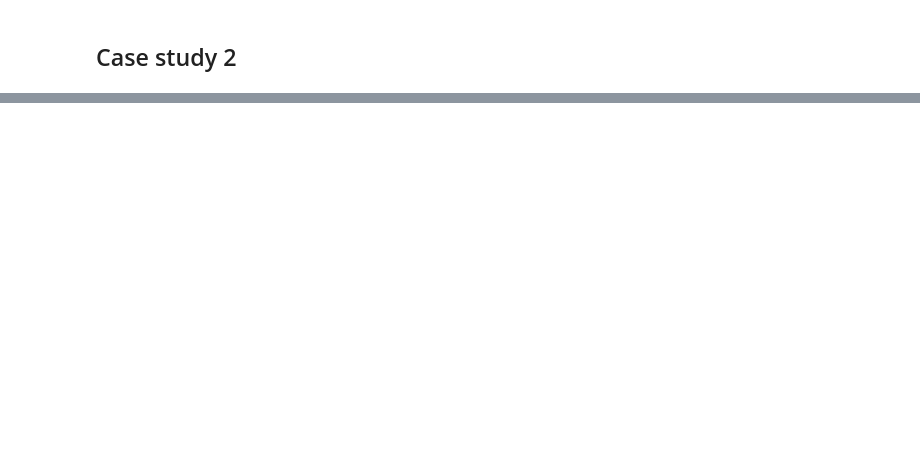
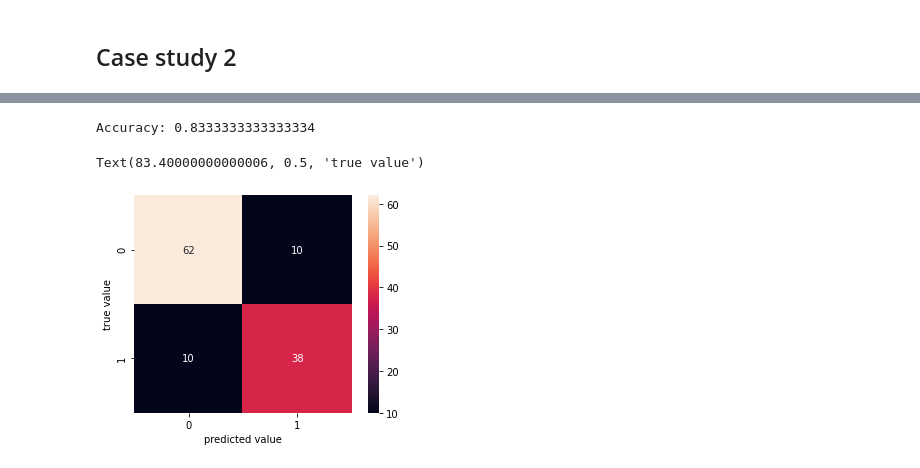
Before and after one commit to chuongnm/Python_lectures_for_data_analysts_designed_by_Chuong_Nguyen, a Jupyter notebook: Lecture_05/Lecture_05_2_Decision Tree.ipynb, the cells around one changed output, grey strips where cells are left out. Saved outputs shown, nothing was run; the diff lists cells and outputs as text; code cells hidden in the pictures; blank space fills up the shorter version.

```diff
--- a/Lecture_05/Lecture_05_2_Decision Tree.ipynb
+++ b/Lecture_05/Lecture_05_2_Decision Tree.ipynb
@@ -200,0 +190,6 @@ campaign.describe()
+# %%
+from sklearn import preprocessing
+le = preprocessing.LabelEncoder() # LE: label encoder
+purchase['sex'] = le.fit_transform(purchase['Gender'])
+print(purchase['Gender'][:5])
+print(purchase['sex'][:5]) # trong bang chu cai, F dung truoc M -> F = 0, M = 1
@@ -200,0 +209,25 @@ campaign.describe()
+# %%
+feature_cols = ['sex','Age','EstimatedSalary']
+X = purchase[feature_cols]
+y = purchase['Purchased']
+# %%
+X_train, X_test, y_train, y_test = train_test_split(X,y,test_size=0.3, random_state=1)
+# %%
+clf = DecisionTreeClassifier()
+clf = clf.fit(X_train,y_train)
+y_pred = clf.predict(X_test)
+# %%
+print("Accuracy:",metrics.accuracy_score(y_test, y_pred))
+# %% [output]
+Accuracy: 0.8333333333333334
+# %%
+import seaborn as sns
+import matplotlib.pyplot as plt
+from sklearn.metrics import confusion_matrix, classification_report
+C = confusion_matrix(y_test,y_pred)
+sns.heatmap(C, square= True, fmt = 'd', annot=True)
+plt.xlabel('predicted value')
+plt.ylabel('true value')
+# %% [output]
+Text(83.40000000000006, 0.5, 'true value')
+[figure, added]
```
Also changed, not shown: parts of 18 cells of this notebook, 9 other files.
